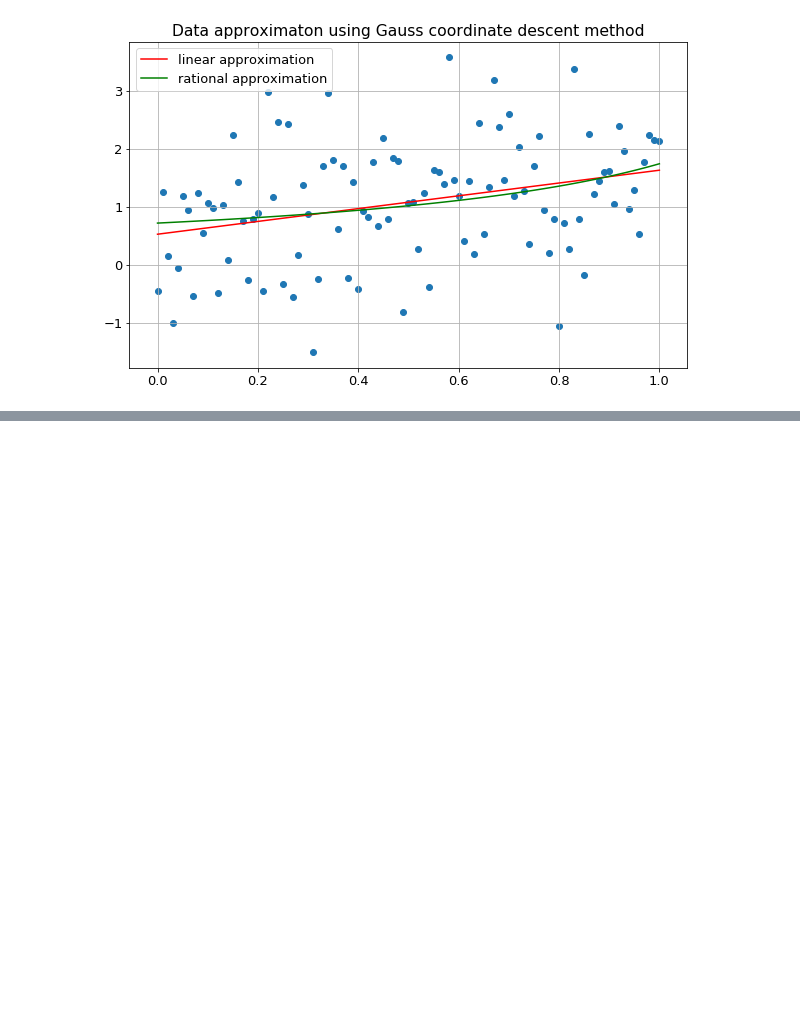
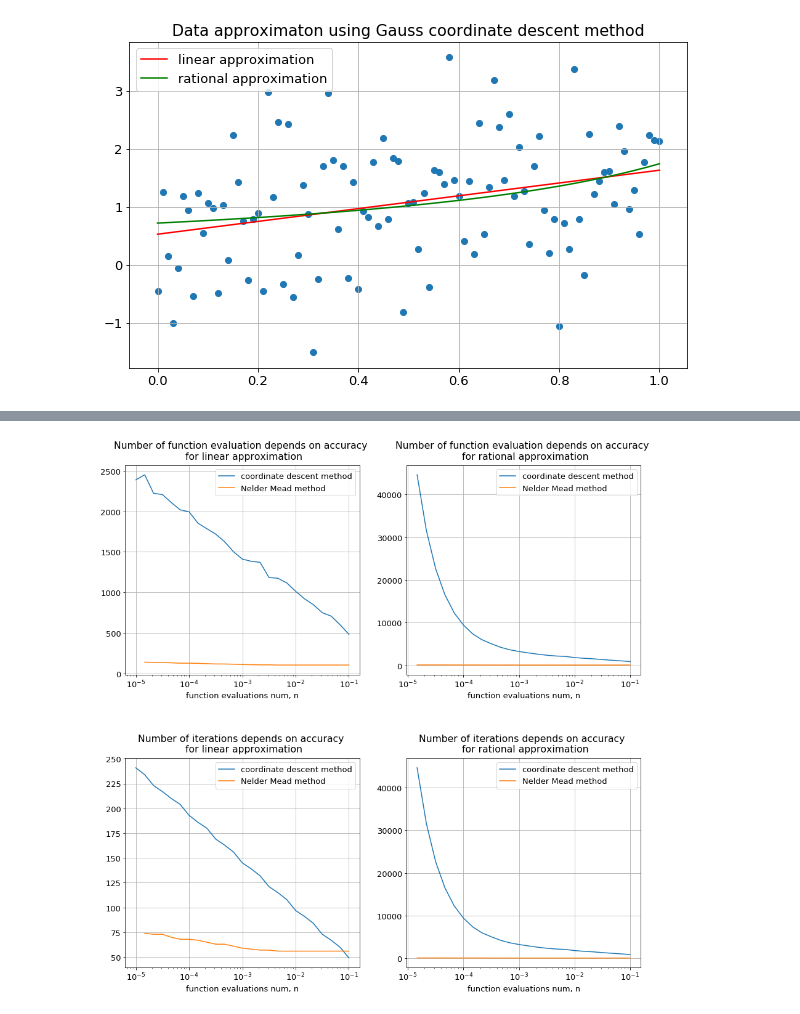
Before and after one commit to belpablo/Algorithms-21, a Jupyter notebook: Lab_2_redo.ipynb, the cells around one changed output, grey strips where cells are left out. Saved outputs shown, nothing was run; the diff lists cells and outputs as text; code cells hidden in the pictures; blank space fills up the shorter version.

```diff
--- a/Lab_2_redo.ipynb
+++ b/Lab_2_redo.ipynb
@@ -492,0 +574,69 @@ plt.show()
+# %%
+algos_dict = {'coordinate descent method': coordinate_descent_mult,\
+              'Nelder Mead method': Nelder_Mead_mult}
+
+
+fig = plt.figure(figsize = (15, 15))
+plt.subplots_adjust(wspace = 0.2, hspace = 0.4)
+
+
+plt.subplot(2, 2, 1)
+plt.xscale('log')
+plt.title('Number of function evaluation depends on accuracy \n for linear approximation', pad = 10)
+
+for alg_name in algos_names:
+
+    y_data = [sol_dict[alg_name]['linear'][i][0] for i in range(len(sol_dict[alg_name]['linear']))]
+    plt.plot(eps_arr[:len(y_data)], y_data)
+
+plt.legend(algos_names, loc = 'best')
+plt.xlabel('$\epsilon$')
+plt.xlabel('function evaluations num, n')
+plt.grid()
+
+
+plt.subplot(2, 2, 2)
+plt.xscale('log')
+plt.title('Number of function evaluation depends on accuracy \n for rational approximation', pad = 10)
+
+for alg_name in algos_names:
+
+    y_data = [sol_dict[alg_name]['rational'][i][0] for i in range(len(sol_dict[alg_name]['rational']))]
+    plt.plot(eps_arr[:len(y_data)], y_data)
+
+plt.legend(algos_names, loc = 'best')
+plt.xlabel('$\epsilon$')
+plt.xlabel('function evaluations num, n')
+plt.grid()
+
+
+plt.subplot(2, 2, 3)
+plt.xscale('log')
+plt.title('Number of iterations depends on accuracy \n for linear approximation', pad = 10)
+
+for alg_name in algos_names:
+
+    y_data = [sol_dict[alg_name]['linear'][i][1] for i in range(len(sol_dict[alg_name]['linear']))]
+    plt.plot(eps_arr[:len(y_data)], y_data)
+
+plt.legend(algos_names, loc = 'best')
+plt.xlabel('$\epsilon$')
+plt.xlabel('function evaluations num, n')
+plt.grid()
+
+
+plt.subplot(2, 2, 4)
+plt.xscale('log')
+plt.title('Number of iterations depends on accuracy \n for rational approximation', pad = 10)
+
+for alg_name in algos_names:
+
+    y_data = [sol_dict[alg_name]['rational'][i][0] for i in range(len(sol_dict[alg_name]['rational']))]
+    plt.plot(eps_arr[:len(y_data)], y_data)
+
+plt.legend(algos_names, loc = 'best')
+plt.xlabel('$\epsilon$')
+plt.xlabel('function evaluations num, n')
+plt.grid()
+# %% [output]
+[figure, added]
```
Also changed, not shown: parts of 7 cells of this notebook.
